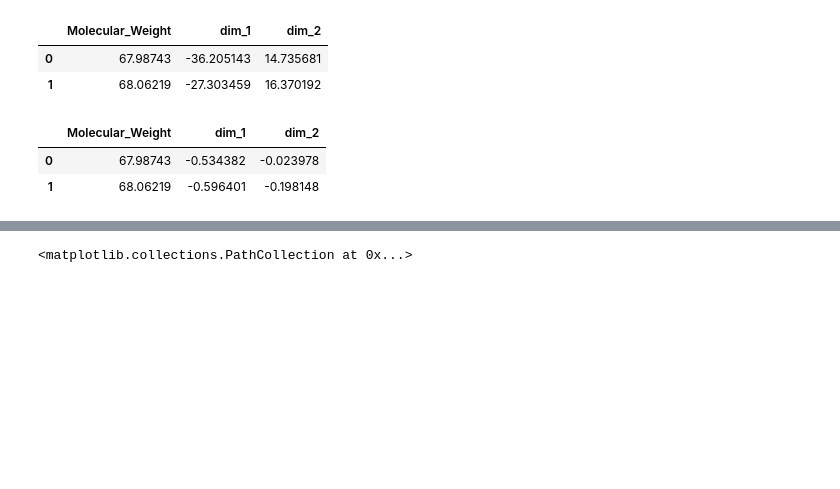
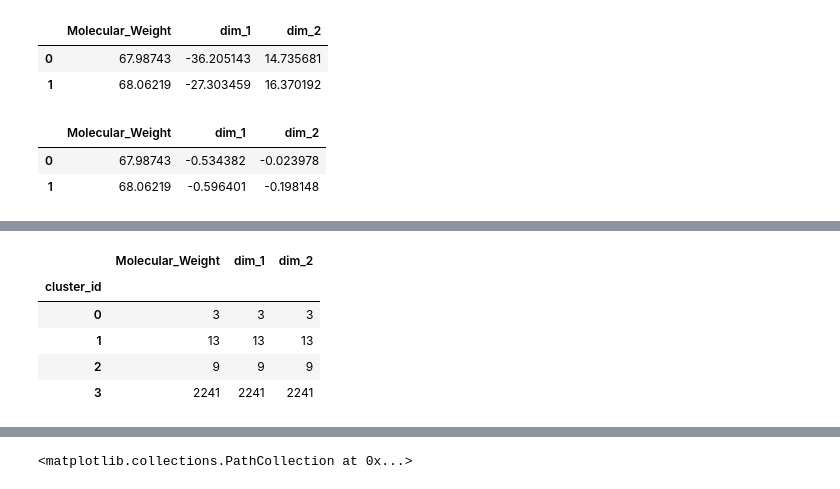
Before and after one commit to jzlab/ml_RIPC, a Jupyter notebook: notebooks/clustering.ipynb, the cells around one changed output, grey strips where cells are left out. Cells and saved outputs as stored; diff of their text form; code cells hidden in the pictures; blank space fills up the shorter version.

```diff
--- a/notebooks/clustering.ipynb
+++ b/notebooks/clustering.ipynb
@@ -78,0 +108,15 @@ isomap_df.head(2)
+# %%
+cluster1 = isomap_df.query('dim_2 <= -2')
+cluster1['cluster_id'] = 0
+
+cluster2 = isomap_df.query('dim_1 <= -2')
+cluster2['cluster_id'] = 1
+
+cluster3 = isomap_df.query('dim_2 >= 2 & dim_1 < 1 & dim_1 > -1')
+cluster3['cluster_id'] = 2
+
+cluster4 = isomap_df.query('dim_1 <= 1.6 & dim_1 >= -1.6 & dim_2 > -0.5 & dim_2 < 0.5')
+cluster4['cluster_id'] = 3
+
+clust_df = pd.concat([cluster1,cluster2,cluster3,cluster4])
+isomap_df = isomap_df.merge(clust_df.set_index('Molecular_Weight')[['cluster_id']],on='Molecular_Weight',how='left')
@@ -82 +145,10 @@ merge_df = pop_df[pop_df['Molecular_Weight'].isin(subset)].merge(tsne_df,on='Mol
+# %%
+clust_df.groupby(['cluster_id']).count()
+# %% [output]
+|  | Molecular_Weight | dim_1 | dim_2 |
+| cluster_id |  |  |  |
+| 0 | 3 | 3 | 3 |
+| 1 | 13 | 13 | 13 |
+| 2 | 9 | 9 | 9 |
+| 3 | 2241 | 2241 | 2241 |
 # %%
```
Also changed, not shown: parts of 8 cells of this notebook, 2 other files.
